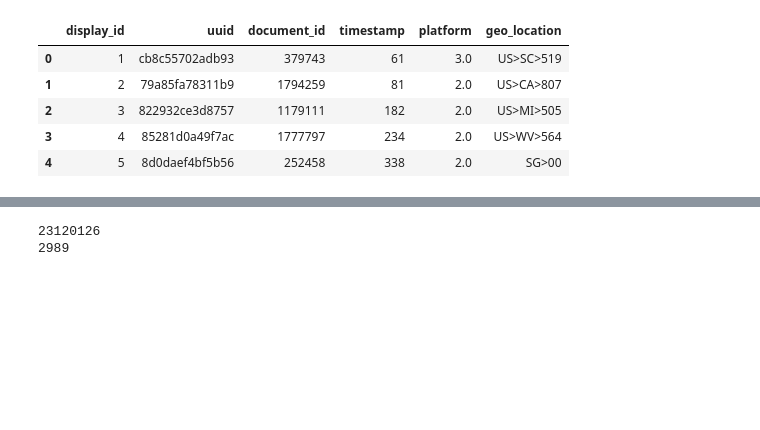
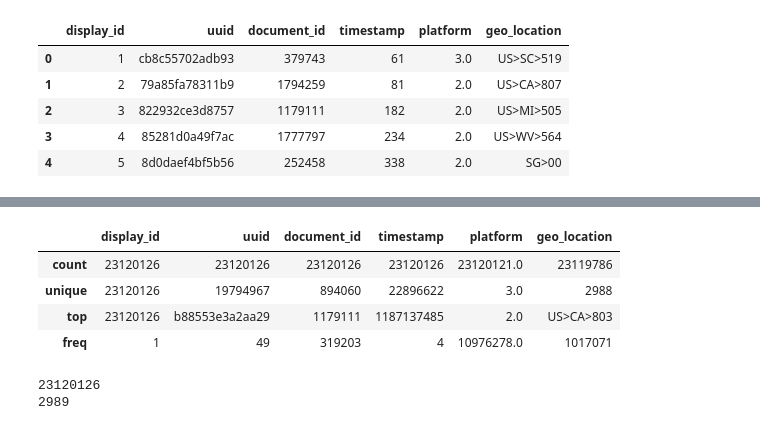
Before and after one commit to nishant07/Kaggle_Outbrain-Click-Prediction, a Jupyter notebook: EDA_outbrain_click.ipynb, the cells around one changed output, grey strips where cells are left out. Cells and saved outputs as stored; diff of their text form; code cells hidden in the pictures; blank space fills up the shorter version.

```diff
--- a/EDA_outbrain_click.ipynb
+++ b/EDA_outbrain_click.ipynb
@@ -50,3 +77,11 @@ dtype: object
+# %%
+events.describe(include='all')
+# %% [output]
+|  | display_id | uuid | document_id | timestamp | platform | geo_location |
+| count | 23120126 | 23120126 | 23120126 | 23120126 | 23120121.0 | 23119786 |
+| unique | 23120126 | 19794967 | 894060 | 22896622 | 3.0 | 2988 |
+| top | 23120126 | b88553e3a2aa29 | 1179111 | 1187137485 | 2.0 | US>CA>803 |
+| freq | 1 | 49 | 319203 | 4 | 10976278.0 | 1017071 |
 # %%
 print len(events['display_id'].unique())
 print len(events['geo_location'].unique())
```
Also changed, not shown: parts of 35 cells of this notebook.
